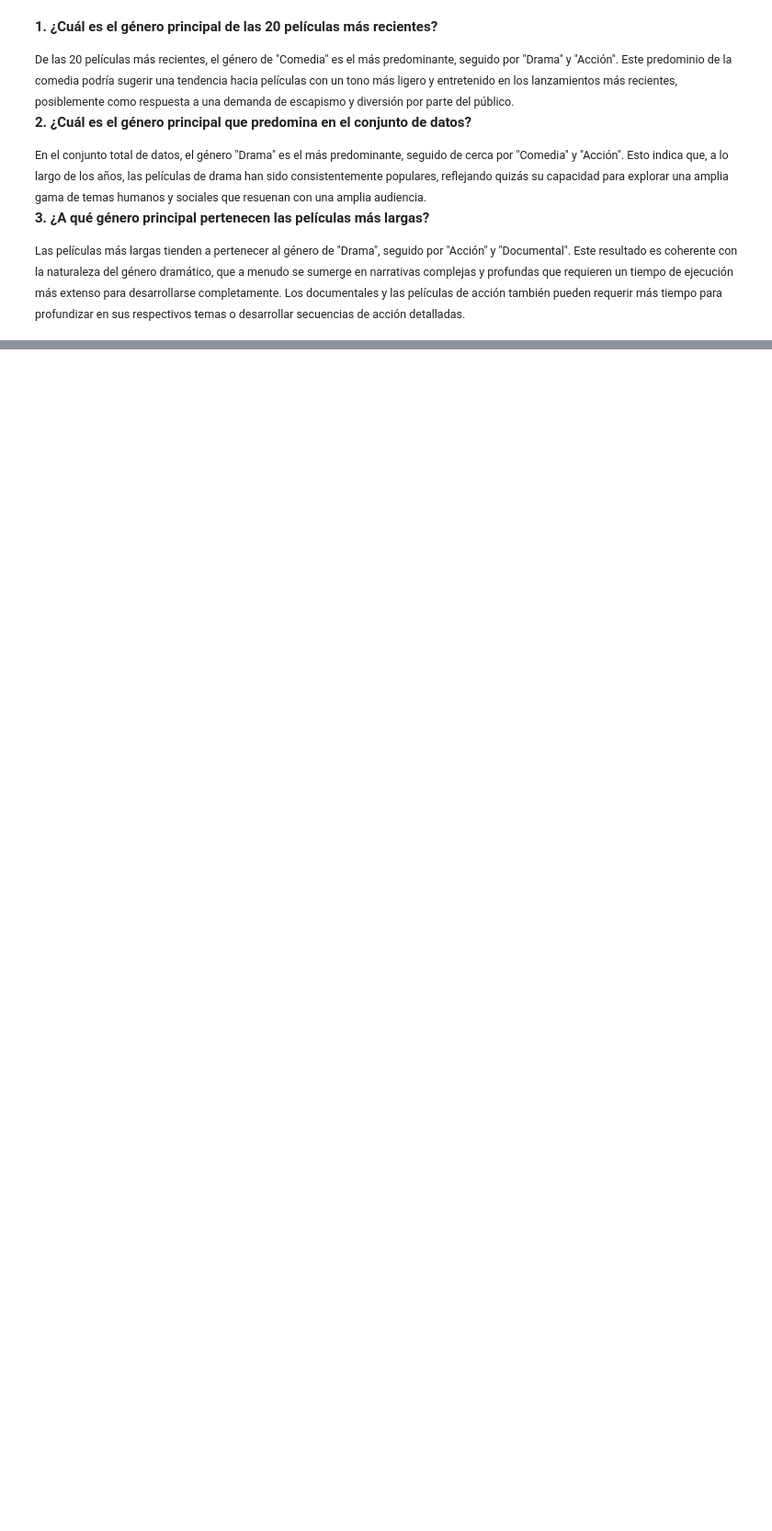
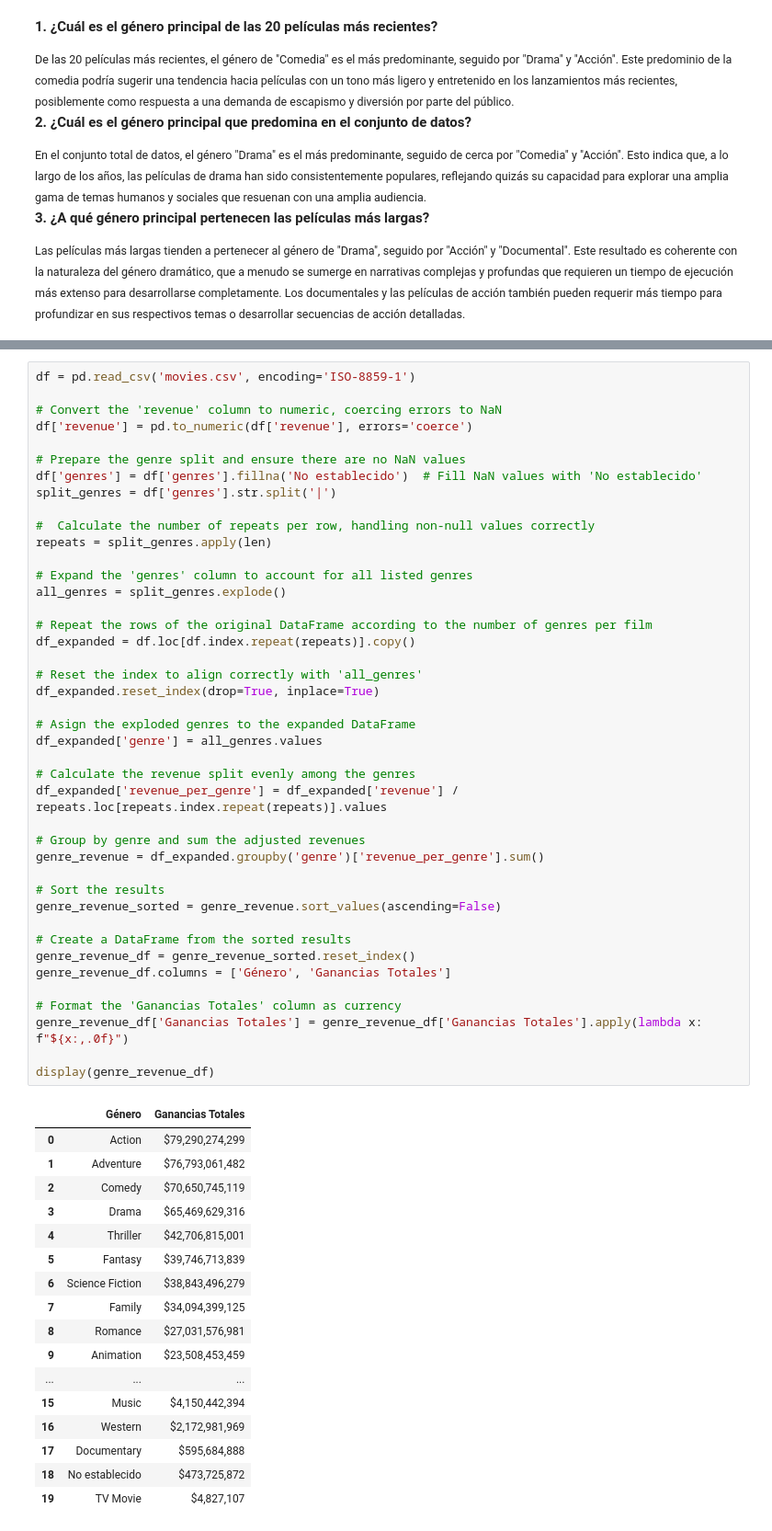
Before and after one commit to XavierLopez25/HT1-MD, a Jupyter notebook: EjerciciosAnalisisExploratorio.ipynb, the cells around one changed output, grey strips where cells are left out. Shown at 92% size. Cells and saved outputs as stored; diff of their text form; blank space fills up the shorter version.

Commit message:
feat: add analysis and table for the movie genre with the highest profit.

```diff
--- a/EjerciciosAnalisisExploratorio.ipynb
+++ b/EjerciciosAnalisisExploratorio.ipynb
@@ -239,0 +242,60 @@ plt.show()
+# %%
+df = pd.read_csv('movies.csv', encoding='ISO-8859-1')
+
+# Convert the 'revenue' column to numeric, coercing errors to NaN
+df['revenue'] = pd.to_numeric(df['revenue'], errors='coerce')
+
+# Prepare the genre split and ensure there are no NaN values
+df['genres'] = df['genres'].fillna('No establecido')  # Fill NaN values with 'No establecido'
+split_genres = df['genres'].str.split('|')
+
+#  Calculate the number of repeats per row, handling non-null values correctly
+repeats = split_genres.apply(len)
+
+# Expand the 'genres' column to account for all listed genres
+all_genres = split_genres.explode()
+
+# Repeat the rows of the original DataFrame according to the number of genres per film
+df_expanded = df.loc[df.index.repeat(repeats)].copy()
+
+# Reset the index to align correctly with 'all_genres'
+df_expanded.reset_index(drop=True, inplace=True)
+
+# Asign the exploded genres to the expanded DataFrame
+df_expanded['genre'] = all_genres.values
+
+# Calculate the revenue split evenly among the genres
+df_expanded['revenue_per_genre'] = df_expanded['revenue'] / repeats.loc[repeats.index.repeat(repeats)].values
+
+# Group by genre and sum the adjusted revenues
+genre_revenue = df_expanded.groupby('genre')['revenue_per_genre'].sum()
+
+# Sort the results
+genre_revenue_sorted = genre_revenue.sort_values(ascending=False)
+
+# Create a DataFrame from the sorted results
+genre_revenue_df = genre_revenue_sorted.reset_index()
+genre_revenue_df.columns = ['Género', 'Ganancias Totales']
+
+# Format the 'Ganancias Totales' column as currency
+genre_revenue_df['Ganancias Totales'] = genre_revenue_df['Ganancias Totales'].apply(lambda x: f"${x:,.0f}")
+
+display(genre_revenue_df)
+# %% [output]
+|  | Género | Ganancias Totales |
+| 0 | Action | $79,290,274,299 |
+| 1 | Adventure | $76,793,061,482 |
+| 2 | Comedy | $70,650,745,119 |
+| 3 | Drama | $65,469,629,316 |
+| 4 | Thriller | $42,706,815,001 |
+| 5 | Fantasy | $39,746,713,839 |
+| 6 | Science Fiction | $38,843,496,279 |
+| 7 | Family | $34,094,399,125 |
+| 8 | Romance | $27,031,576,981 |
+| 9 | Animation | $23,508,453,459 |
+| ... | ... | ... |
+| 15 | Music | $4,150,442,394 |
+| 16 | Western | $2,172,981,969 |
+| 17 | Documentary | $595,684,888 |
+| 18 | No establecido | $473,725,872 |
+| 19 | TV Movie | $4,827,107 |
```
Also changed, not shown: parts of 2 cells of this notebook.
